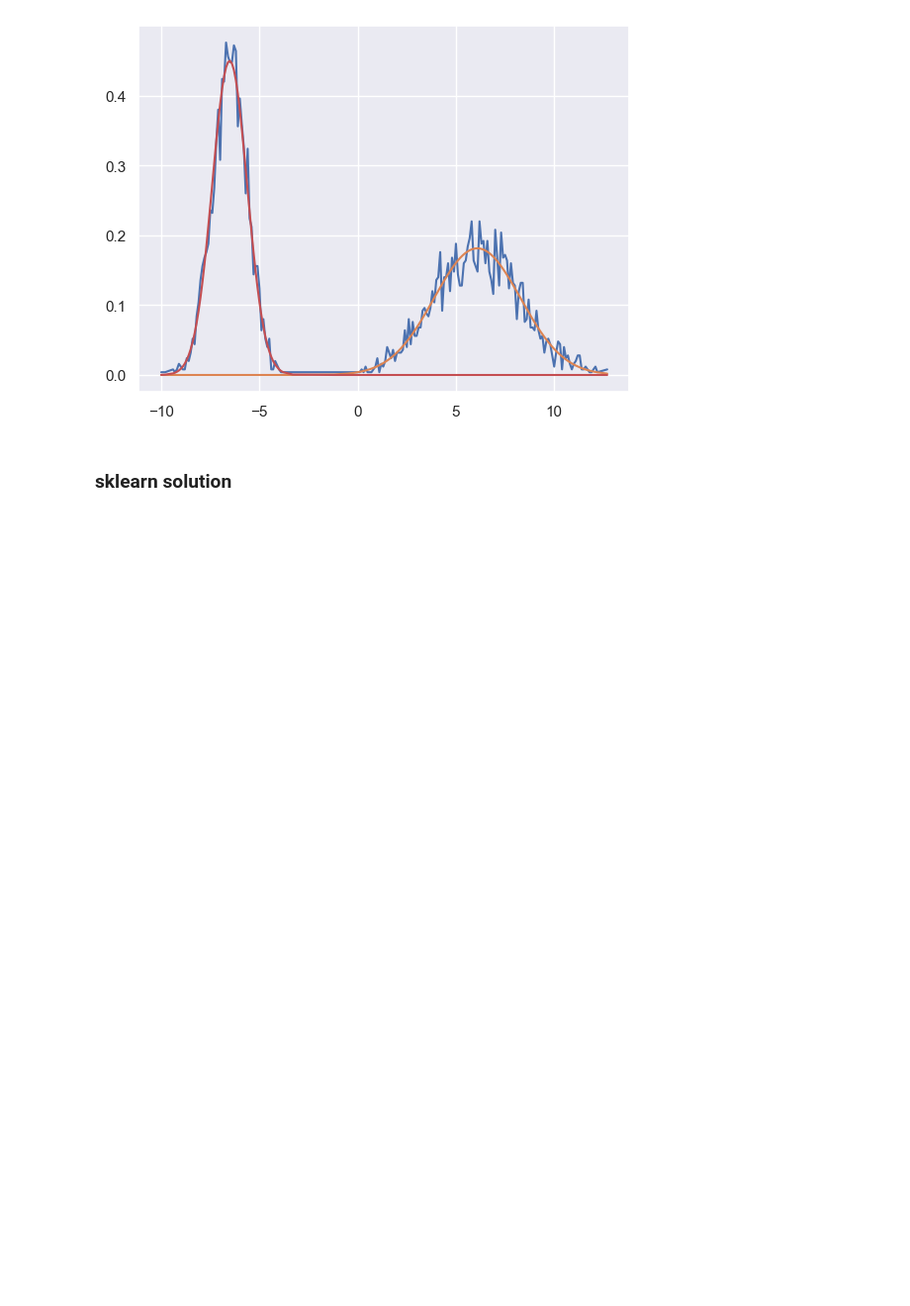
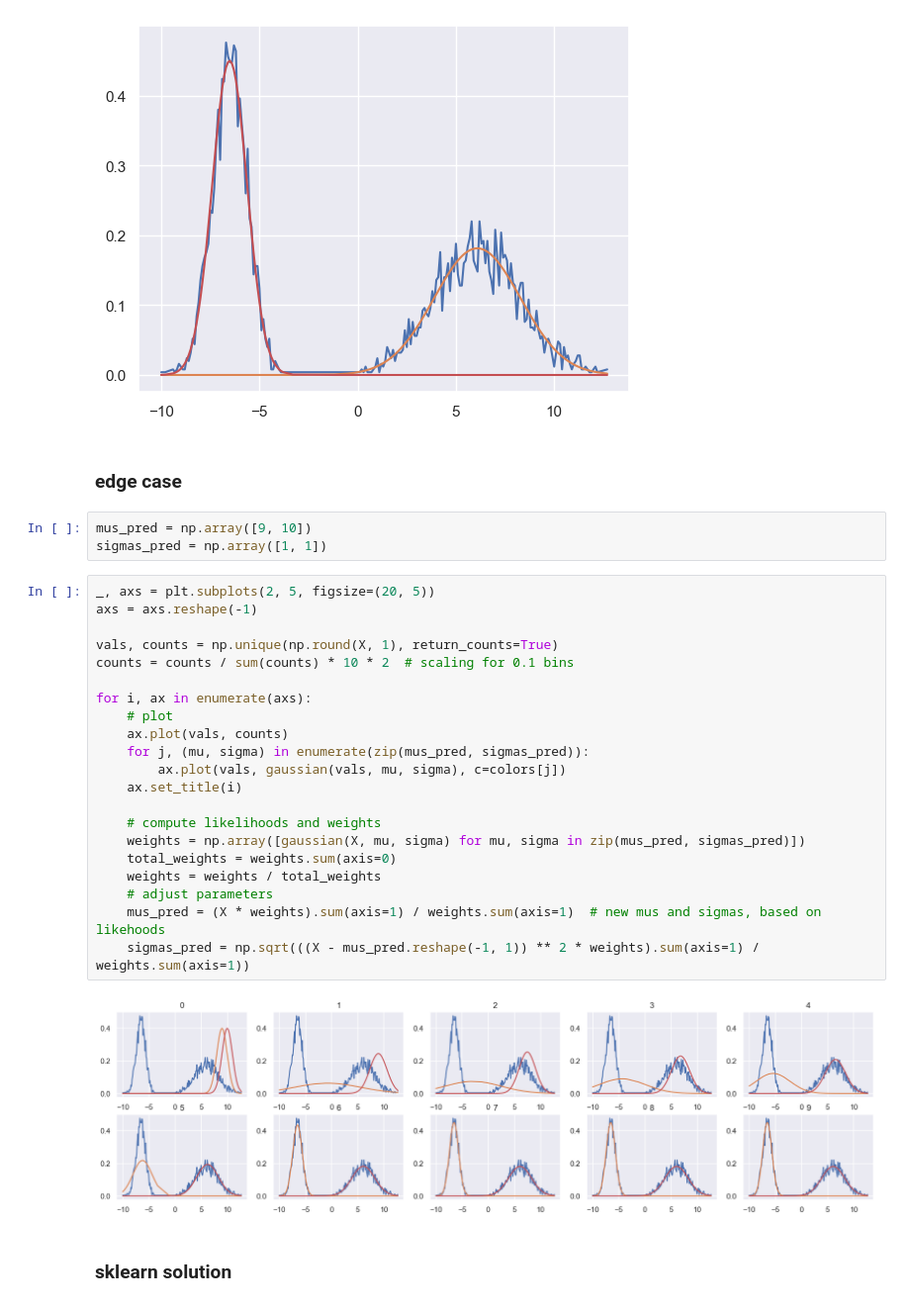
Before and after one commit to rubennaeff/data-science, a Jupyter notebook: ml_algos/EM algo.ipynb, the cells around one changed output. Shown: that part at 99% size. Saved outputs shown, nothing was run; the diff lists cells and outputs as text; blank space fills up the shorter version.

```diff
--- a/ml_algos/EM algo.ipynb
+++ b/ml_algos/EM algo.ipynb
@@ -98,5 +98,33 @@ for i, (mu, sigma) in enumerate(zip(mus_pred, sigmas_pred)):
     ax.plot(vals, gaussian(vals, mu, sigma), c=colors[i])
 # %% [output]
 [figure]
+# %% [markdown]
+### edge case
+# %%
+mus_pred = np.array([9, 10])
+sigmas_pred = np.array([1, 1])
+# %%
+_, axs = plt.subplots(2, 5, figsize=(20, 5))
+axs = axs.reshape(-1)
+
+vals, counts = np.unique(np.round(X, 1), return_counts=True)
+counts = counts / sum(counts) * 10 * 2  # scaling for 0.1 bins
+
+for i, ax in enumerate(axs):
+    # plot
+    ax.plot(vals, counts)
+    for j, (mu, sigma) in enumerate(zip(mus_pred, sigmas_pred)):
+        ax.plot(vals, gaussian(vals, mu, sigma), c=colors[j])
+    ax.set_title(i)
+
+    # compute likelihoods and weights
+    weights = np.array([gaussian(X, mu, sigma) for mu, sigma in zip(mus_pred, sigmas_pred)])
+    total_weights = weights.sum(axis=0)
+    weights = weights / total_weights
+    # adjust parameters
+    mus_pred = (X * weights).sum(axis=1) / weights.sum(axis=1)  # new mus and sigmas, based on likehoods
+    sigmas_pred = np.sqrt(((X - mus_pred.reshape(-1, 1)) ** 2 * weights).sum(axis=1) / weights.sum(axis=1))
+# %% [output]
+[figure, added]
 # %% [markdown]
 ### sklearn solution
```
Also changed, not shown: parts of 2 cells of this notebook.
